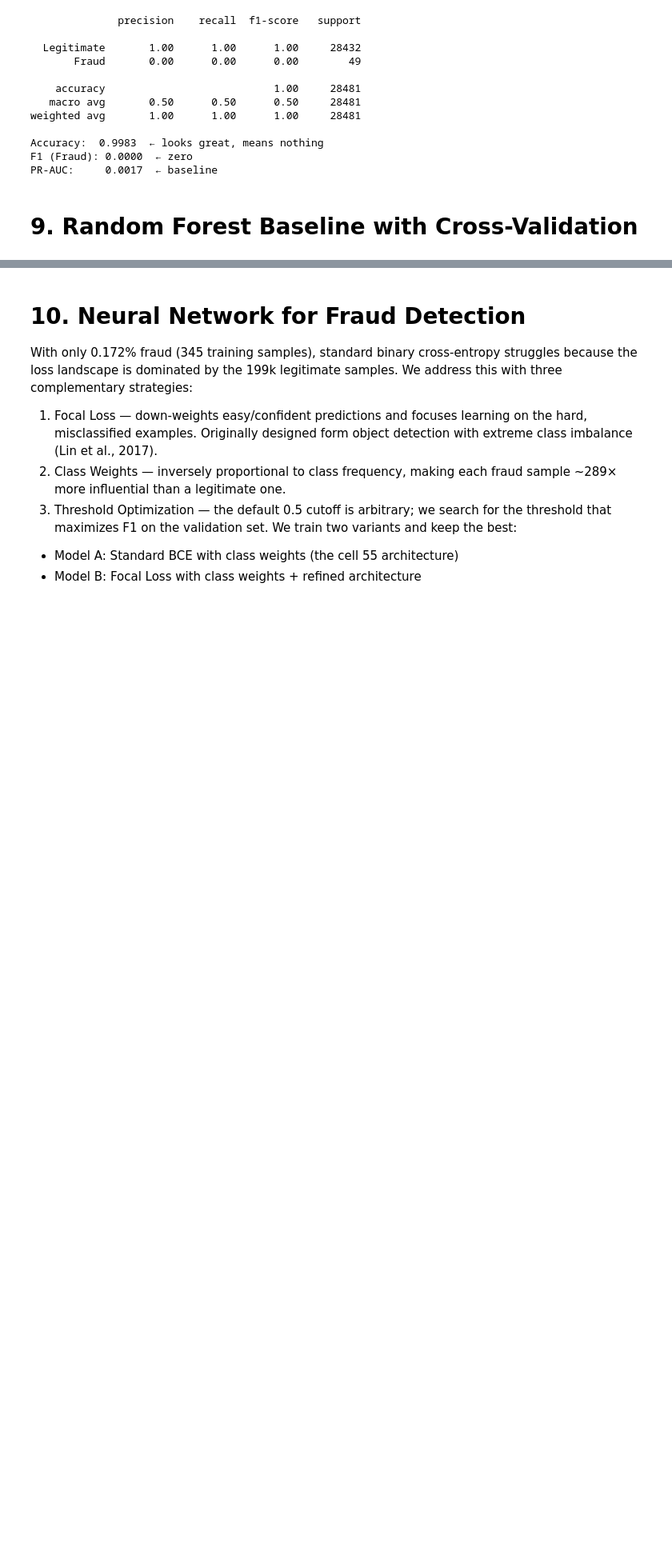
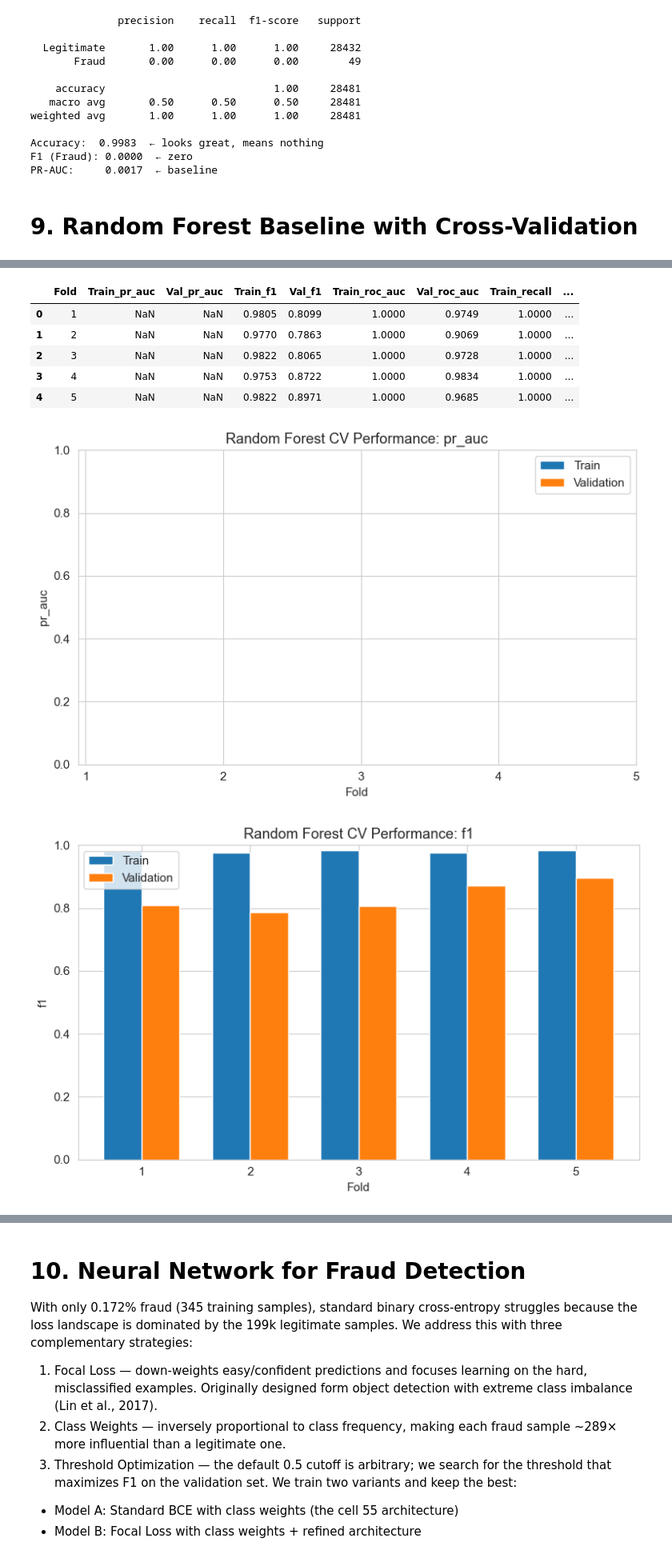
Before and after one commit to pnehete23/credit-card-fraud-detection, a Jupyter notebook: CreditCard_Fraud_Milestone2.ipynb, the cells around one changed output, grey strips where cells are left out. Shown at 80% size. Cells and saved outputs as stored; diff of their text form; code cells hidden in the pictures; blank space fills up the shorter version.

```diff
--- a/CreditCard_Fraud_Milestone2.ipynb
+++ b/CreditCard_Fraud_Milestone2.ipynb
@@ -1170,0 +1171,50 @@ print(f"ROC-AUC: {roc_auc_score(y_val, y_val_proba_rf):.4f}")
+# %%
+metrics = ['pr_auc', 'f1', 'roc_auc', 'recall', 'precision']
+
+cv_plot_df = pd.DataFrame({
+    'Fold': np.arange(1, len(cv_results['test_pr_auc']) + 1)
+})
+
+for metric in metrics:
+    cv_plot_df[f'Train_{metric}'] = cv_results[f'train_{metric}']
+    cv_plot_df[f'Val_{metric}'] = cv_results[f'test_{metric}']
+
+display(cv_plot_df.round(4))
+
+for metric in metrics:
+    plt.figure(figsize=(8, 5))
+    x = np.arange(len(cv_plot_df))
+    width = 0.35
+
+    plt.bar(x - width/2, cv_plot_df[f'Train_{metric}'], width, label='Train')
+    plt.bar(x + width/2, cv_plot_df[f'Val_{metric}'], width, label='Validation')
+
+    plt.xticks(x, cv_plot_df['Fold'])
+    plt.ylim(0, 1)
+    plt.xlabel('Fold')
+    plt.ylabel(metric)
+    plt.title(f'Random Forest CV Performance: {metric}')
+    plt.legend()
+    plt.tight_layout()
+    plt.show()
+
+for metric in metrics:
+    plt.figure(figsize=(6, 5))
+    plt.boxplot(
+        [cv_results[f'train_{metric}'], cv_results[f'test_{metric}']],
+        labels=['Train', 'Validation']
+    )
+    plt.ylim(0, 1)
+    plt.ylabel(metric)
+    plt.title(f'Random Forest CV Distribution: {metric}')
+    plt.tight_layout()
+    plt.show()
+# %% [output]
+|  | Fold | Train_pr_auc | Val_pr_auc | Train_f1 | Val_f1 | Train_roc_auc | Val_roc_auc | Train_recall | ... |
+| 0 | 1 | NaN | NaN | 0.9805 | 0.8099 | 1.0000 | 0.9749 | 1.0000 | ... |
+| 1 | 2 | NaN | NaN | 0.9770 | 0.7863 | 1.0000 | 0.9069 | 1.0000 | ... |
+| 2 | 3 | NaN | NaN | 0.9822 | 0.8065 | 1.0000 | 0.9728 | 1.0000 | ... |
+| 3 | 4 | NaN | NaN | 0.9753 | 0.8722 | 1.0000 | 0.9834 | 1.0000 | ... |
+| 4 | 5 | NaN | NaN | 0.9822 | 0.8971 | 1.0000 | 0.9685 | 1.0000 | ... |
+[figure, added]
+[figure, added]
```
Also changed, not shown: parts of 35 cells of this notebook, 6 other files.
